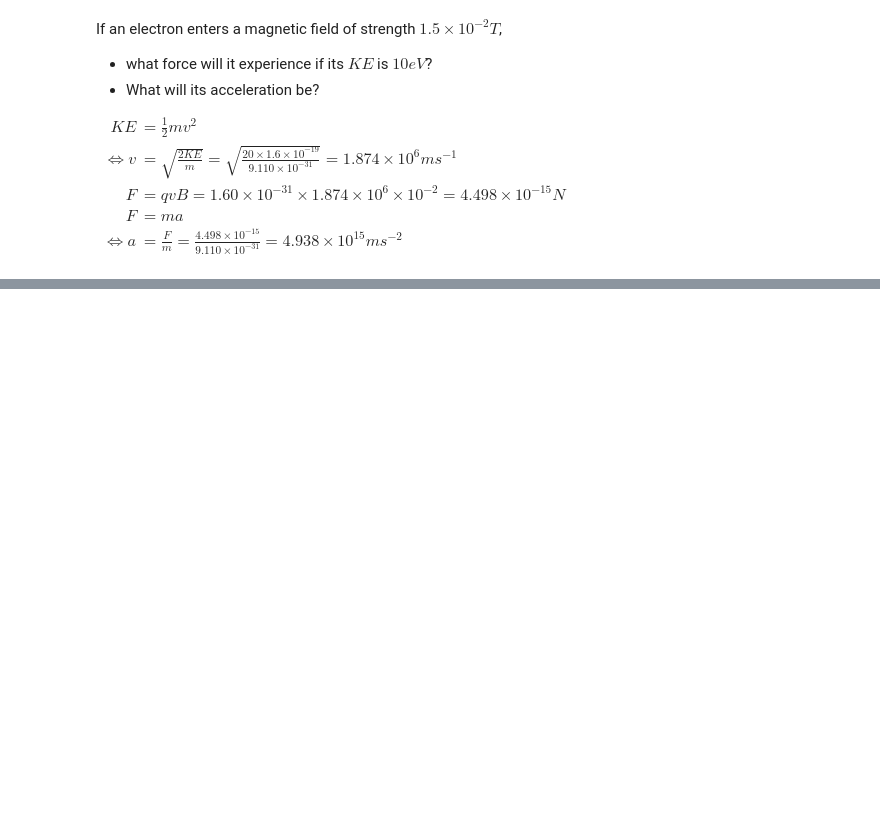
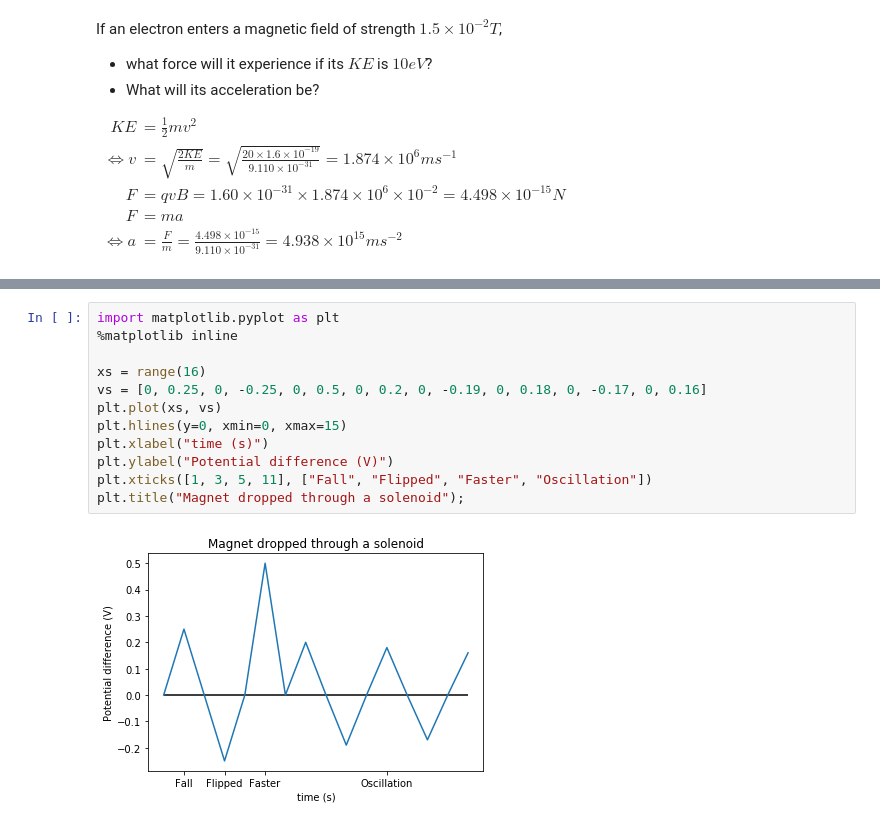
Before and after one commit to Pyxidatol-C/IB, a Jupyter notebook: 1BI/PHY/5-electricity-and-magnetism.ipynb, the cells around one changed output, grey strips where cells are left out. Saved outputs shown, nothing was run; the diff lists cells and outputs as text; blank space fills up the shorter version.

```diff
--- a/1BI/PHY/5-electricity-and-magnetism.ipynb
+++ b/1BI/PHY/5-electricity-and-magnetism.ipynb
@@ -585,0 +605,14 @@ F &= m a \\
+# %%
+import matplotlib.pyplot as plt
+%matplotlib inline
+
+xs = range(16)
+vs = [0, 0.25, 0, -0.25, 0, 0.5, 0, 0.2, 0, -0.19, 0, 0.18, 0, -0.17, 0, 0.16]
+plt.plot(xs, vs)
+plt.hlines(y=0, xmin=0, xmax=15)
+plt.xlabel("time (s)")
+plt.ylabel("Potential difference (V)")
+plt.xticks([1, 3, 5, 11], ["Fall", "Flipped", "Faster", "Oscillation"])
+plt.title("Magnet dropped through a solenoid");
+# %% [output]
+[figure, added]
```
Also changed, not shown: parts of 5 cells of this notebook.
